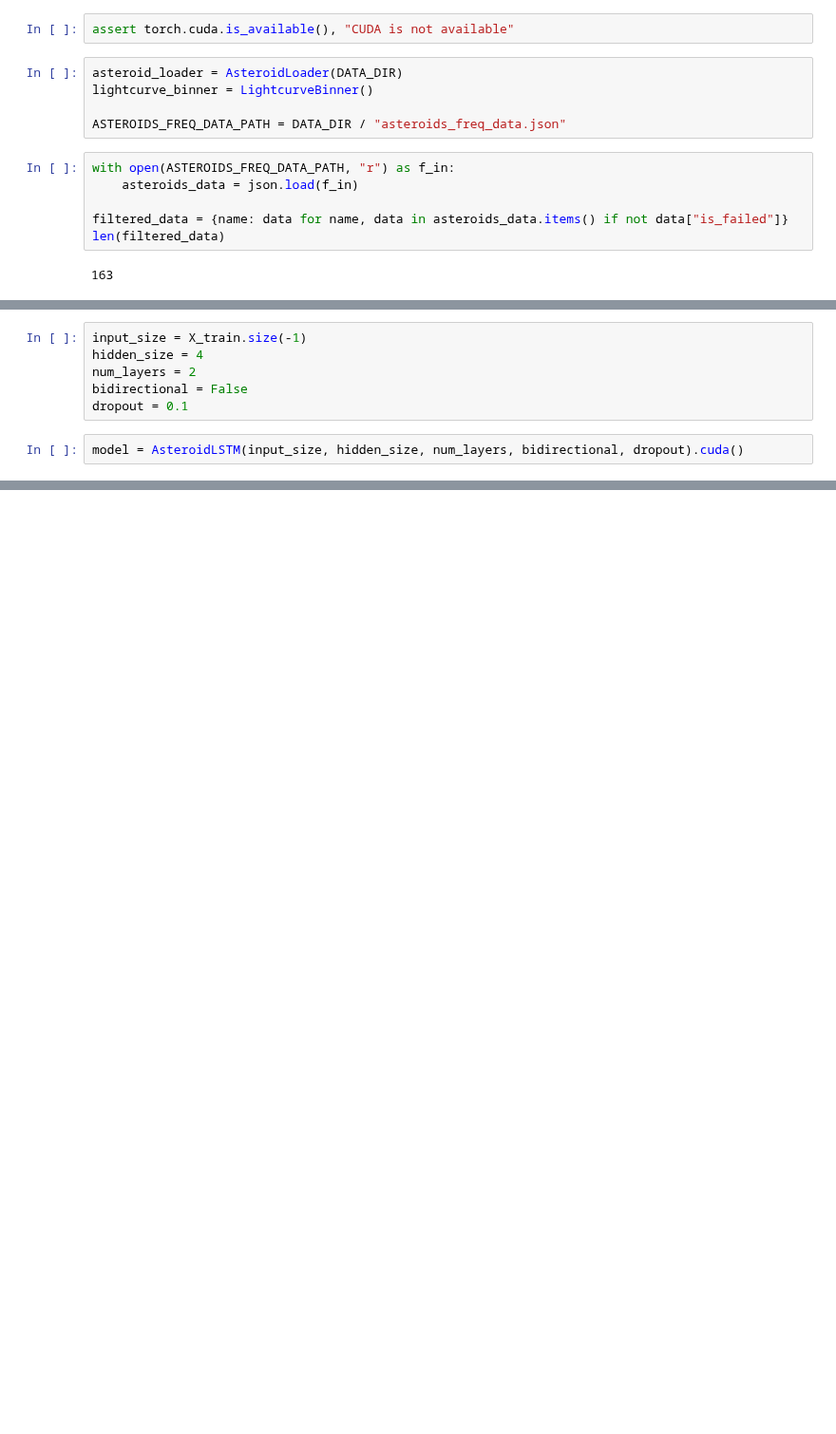
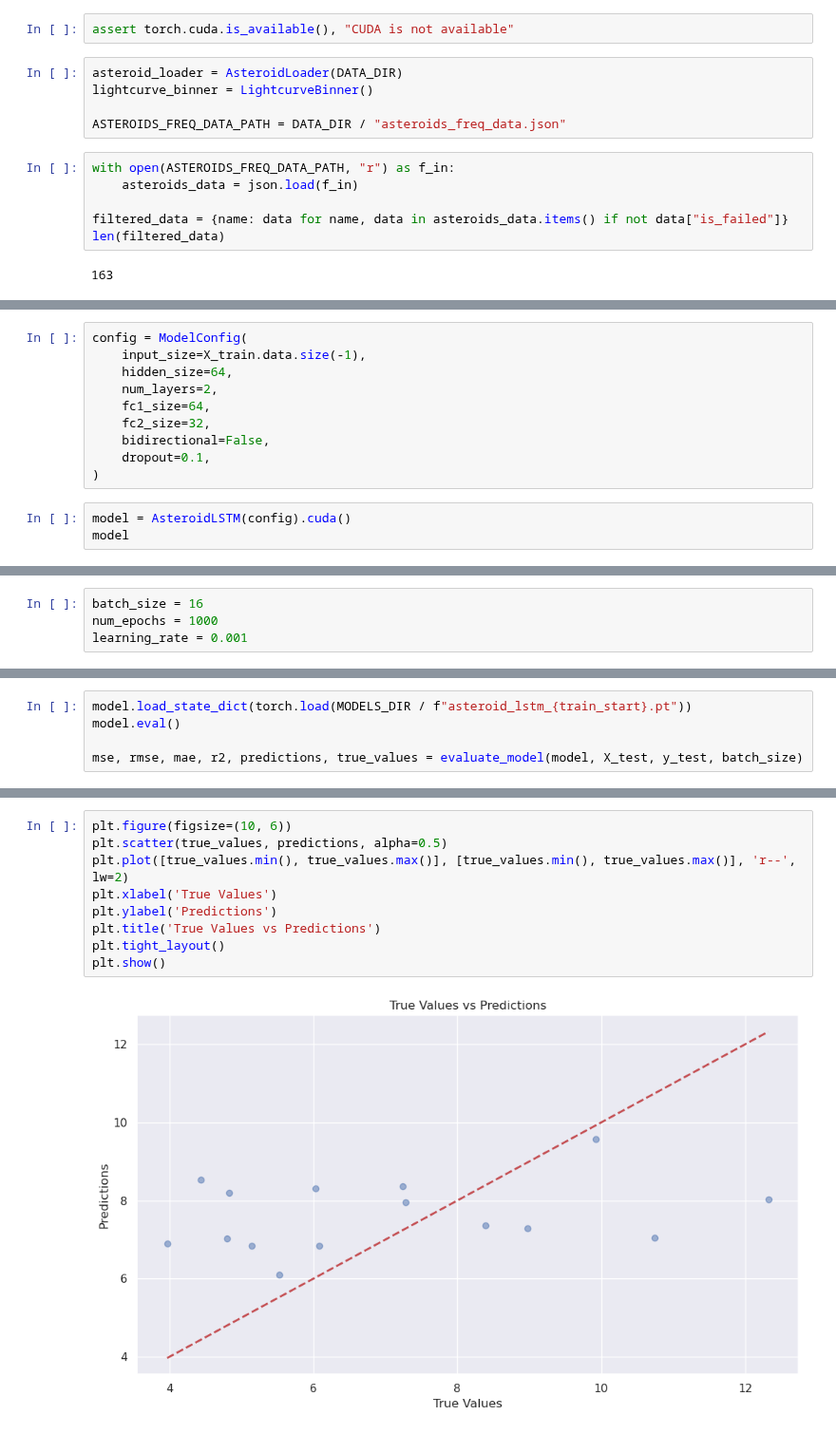
Before and after one commit to Vosloo/asteroid-lightcurves, a Jupyter notebook: notebooks/LSTM.ipynb, the cells around one changed output, grey strips where cells are left out. Shown at 95% size. Drawn from its saved outputs; the diff is of its cells as text; blank space fills up the shorter version.

Commit message:
Updated notebooks - added freq data + damit export handler

```diff
--- a/notebooks/LSTM.ipynb
+++ b/notebooks/LSTM.ipynb
@@ -333,8 +311,13 @@ class AsteroidLSTM(nn.Module):
 # %%
-input_size = X_train.size(-1)
-hidden_size = 4
-num_layers = 2
-bidirectional = False
-dropout = 0.1
+config = ModelConfig(
+    input_size=X_train.data.size(-1),
+    hidden_size=64,
+    num_layers=2,
+    fc1_size=64,
+    fc2_size=32,
+    bidirectional=False,
+    dropout=0.1,
+)
 # %%
-model = AsteroidLSTM(input_size, hidden_size, num_layers, bidirectional, dropout).cuda()
+model = AsteroidLSTM(config).cuda()
+model
@@ -383,0 +333,4 @@ print(f"Train loss: {train_loss.item():.4f}, Test loss: {test_loss.item():.4f}")
+# %%
+batch_size = 16
+num_epochs = 1000
+learning_rate = 0.001
@@ -383,0 +368,5 @@ print(f"Train loss: {train_loss.item():.4f}, Test loss: {test_loss.item():.4f}")
+# %%
+model.load_state_dict(torch.load(MODELS_DIR / f"asteroid_lstm_{train_start}.pt"))
+model.eval()
+
+mse, rmse, mae, r2, predictions, true_values = evaluate_model(model, X_test, y_test, batch_size)
@@ -383,0 +392,11 @@ print(f"Train loss: {train_loss.item():.4f}, Test loss: {test_loss.item():.4f}")
+# %%
+plt.figure(figsize=(10, 6))
+plt.scatter(true_values, predictions, alpha=0.5)
+plt.plot([true_values.min(), true_values.max()], [true_values.min(), true_values.max()], 'r--', lw=2)
+plt.xlabel('True Values')
+plt.ylabel('Predictions')
+plt.title('True Values vs Predictions')
+plt.tight_layout()
+plt.show()
+# %% [output]
+[figure, added]
```
Also changed, not shown: parts of 30 cells of this notebook, 5 other files.
